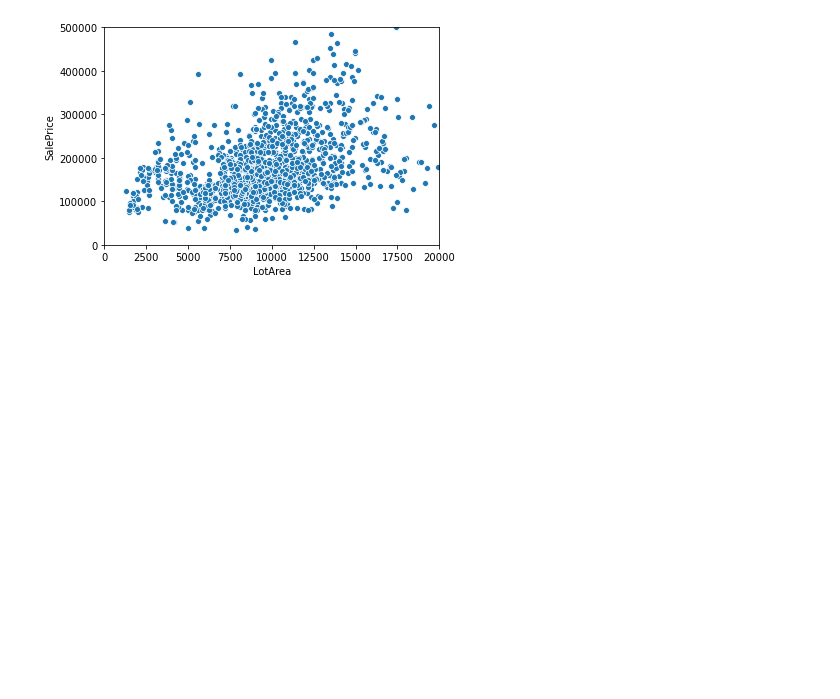
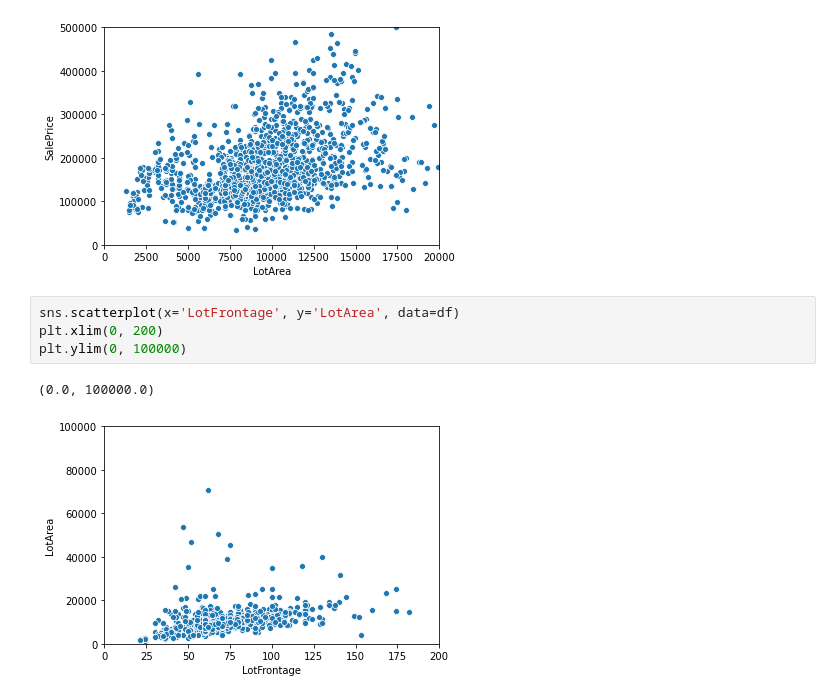
Before and after one commit to JulienQueant/m1web_nosql_python, a Jupyter notebook: dataviz/exercices/ScatterPlot.ipynb, the cells around one changed output. Cells and saved outputs as stored; diff of their text form; blank space fills up the shorter version.

```diff
--- a/dataviz/exercices/ScatterPlot.ipynb
+++ b/dataviz/exercices/ScatterPlot.ipynb
@@ -27,3 +12,10 @@ plt.ylim(0, 500000)
 # %% [output]
 (0.0, 500000.0)
 [figure]
+# %%
+sns.scatterplot(x='LotFrontage', y='LotArea', data=df)
+plt.xlim(0, 200)
+plt.ylim(0, 100000)
+# %% [output]
+(0.0, 100000.0)
+[figure, added]
```
Also changed, not shown: parts of 1 cell of this notebook.
